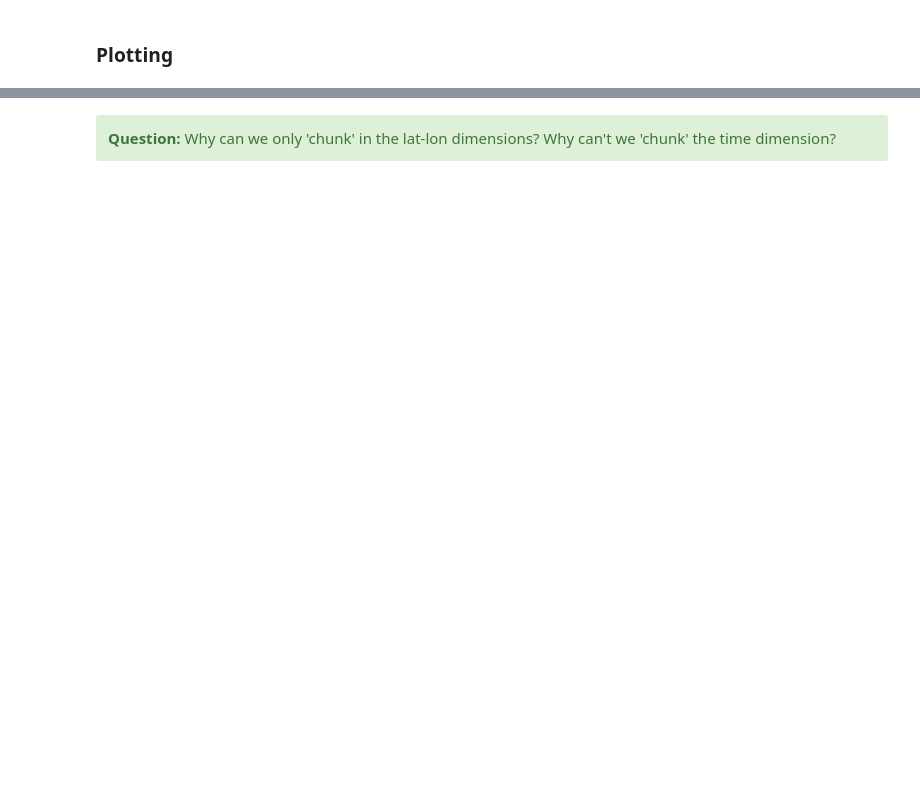
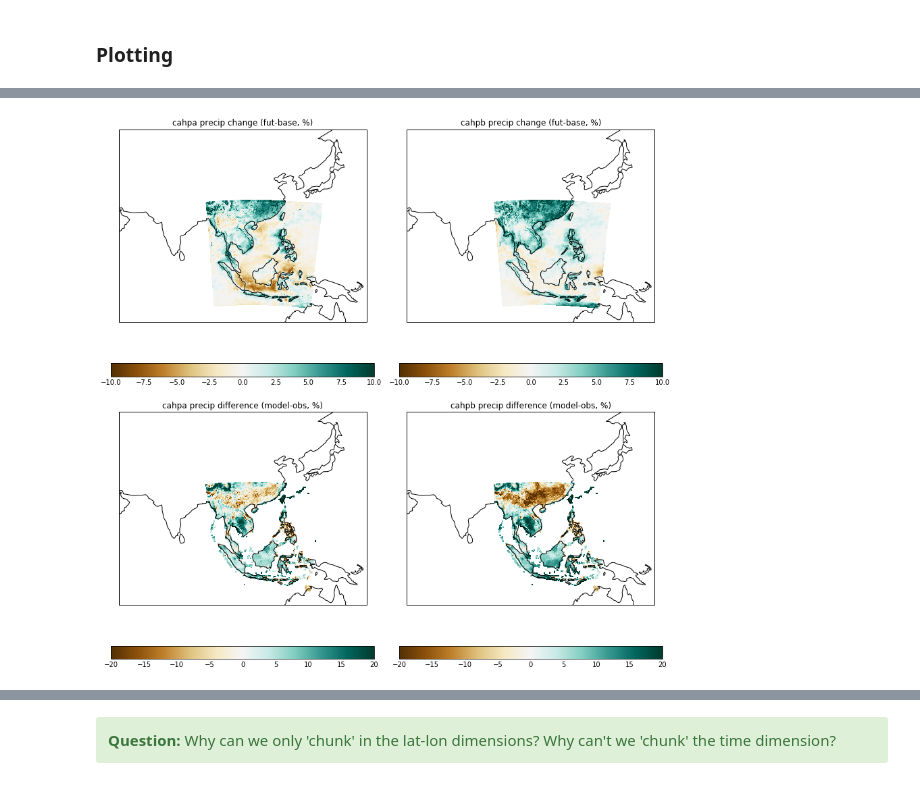
Before and after one commit to MetOffice/PyPRECIS, a Jupyter notebook: notebooks/worksheet3.ipynb, the cells around one changed output, grey strips where cells are left out. Cells and saved outputs as stored; diff of their text form; code cells hidden in the pictures; blank space fills up the shorter version.

```diff
--- a/notebooks/worksheet3.ipynb
+++ b/notebooks/worksheet3.ipynb
@@ -184,28 +273,48 @@ Plot the difference in the percentage of wet day frequency between the models an
 # %%
 # Create a figure of the size 12x12 inches
 plt.figure(figsize=(12, 12))
 
-# Read in the percentage differences in precipitation between the models and obs, and plot them.
 
+# Load the model's future percentage change in wet days (future - baseline)
 for n, runid in enumerate(JOBIDS):
     infile = os.path.join(CLIMDIR, f'{runid}.wetday.pcent.diff.nc')
-    pcent_diff = iris.load_cube(infile)
+    pcent_change = iris.load_cube(infile)
+
+    pcent_change_subset = pcent_change
+    ## Add in a line of code to constrain the model domain to these coordinates:
+    ## longitude=(90, 137)
+    ## latitude=(-20, 32)
+    ## pcent_change_subset = ...?...
+
+    # plot percentage changes on first row
     plt.subplot(2, 2, n+1)
-    qplt.pcolormesh(pcent_diff.intersection(longitude=(90, 137), latitude=(-20, 32)),
+    qplt.pcolormesh(pcent_change_subset,
                     vmax=10, vmin=-10, cmap='BrBG')
-    plt.title(runid + ' precip difference (model-obs, %)')
+    plt.title(runid + ' precip change (fut-base, %)')
     ax = plt.gca()
     ax.coastlines()
 
+
+# Load the percentage bias (differences in precipitation between the models and obs)
 for n, runid in enumerate(JOBIDS):
     infile = os.path.join(CLIMDIR, f'{runid}.wetday.pcent.obs_diff.nc')
-    pcent_diff = iris.load_cube(infile)
+    pcent_bias = iris.load_cube(infile)
+
+    pcent_bias_subset = pcent_bias
+    ## Add in a line of code to constrain the model domain to these lat-lon coordinates:
+    ## longitude=(90, 137)
+    ## latitude=(-20, 32)
+    ## pcent_bias_subset = ...?...
+
+    # plot bias on the second row
     plt.subplot(2, 2, n+3)
-    qplt.pcolormesh(pcent_diff.intersection(longitude=(90, 137), latitude=(-20, 32)),
+    qplt.pcolormesh(pcent_bias_subset,
                     vmax=20, vmin=-20, cmap='BrBG')
-    plt.title(runid + ' precip change (fut-base, %)')
+    plt.title(runid + ' precip difference (model-obs, %)')
     ax = plt.gca()
     ax.coastlines()
 
 plt.tight_layout()
 plt.show()
+# %% [output]
+[figure, added]
```
Also changed, not shown: parts of 35 cells of this notebook.
